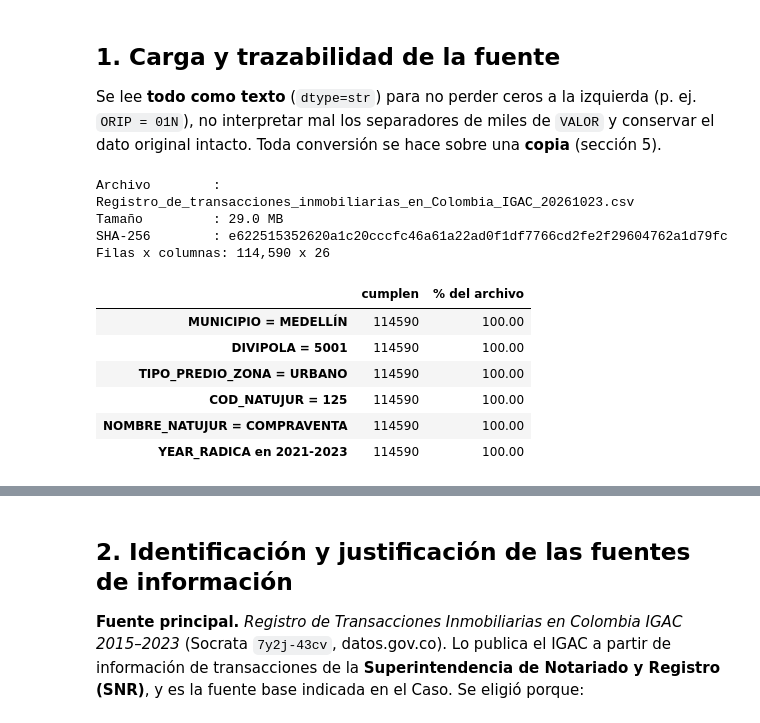
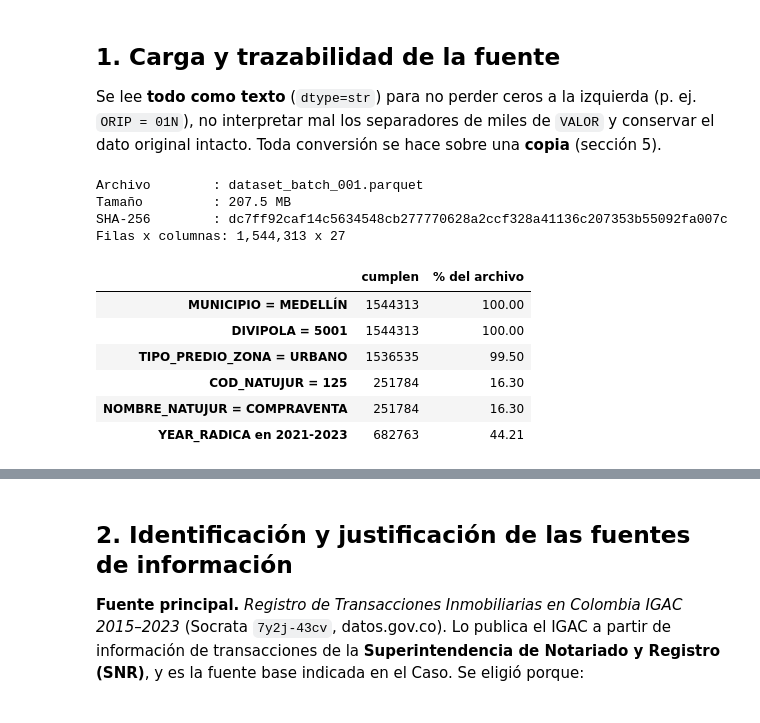
Before and after one commit to ovillamil94/Gestion_projectos_analytics, a Jupyter notebook: 03. Entregables - Diccionarios y guia de procesos - Guia2.ipynb, the cells around one changed output, grey strips where cells are left out. Cells and saved outputs as stored; diff of their text form; code cells hidden in the pictures.

```diff
--- a/03. Entregables - Diccionarios y guia de procesos - Guia2.ipynb
+++ b/03. Entregables - Diccionarios y guia de procesos - Guia2.ipynb
@@ -29,0 +46,19 @@ SALIDAS  = Path("salidas"); SALIDAS.mkdir(exist_ok=True)
+# %%
+# --------------------------------------------------
+# 2. FILE CONFIGURATION
+# --------------------------------------------------
+## APUNTAR A LA CARPETA DONDE ESTÁ EL PARQUET
+output_path = Path(
+    r"C:\Users\oscar\OneDrive - Universidad de los Andes\Posgrado\03. Gerencia de proyectos Analytics\data"
+)
+
+RUTA_PARQUET = output_path / "dataset_batch_001.parquet"
+
+SALIDAS = Path("salidas")
+SALIDAS.mkdir(exist_ok=True)
+
+# --------------------------------------------------
+# 3. LOAD PARQUET FILE
+# --------------------------------------------------
+
+raw = pd.read_parquet(RUTA_PARQUET)
@@ -29,0 +67,4 @@ SALIDAS  = Path("salidas"); SALIDAS.mkdir(exist_ok=True)
+# %%
+raw = raw[raw['municipio'] == 'MEDELLÍN']
+
+#raw = raw[raw['departamento'] == 'ANTIOQUIA']
@@ -31,37 +150,37 @@ SALIDAS  = Path("salidas"); SALIDAS.mkdir(exist_ok=True)
 ## 1. Carga y trazabilidad de la fuente
 Se lee **todo como texto** (`dtype=str`) para no perder ceros a la izquierda (p. ej. `ORIP = 01N`), no interpretar mal los separadores de miles de `VALOR` y conservar el dato original intacto. Toda conversión se hace sobre una **copia** (sección 5).
 # %%
-sha256 = hashlib.sha256(RUTA_CSV.read_bytes()).hexdigest()
-raw = pd.read_csv(RUTA_CSV, dtype=str, encoding="utf-8")
+sha256 = hashlib.sha256(RUTA_PARQUET.read_bytes()).hexdigest()
 
-print(f"Archivo        : {RUTA_CSV.name}")
-print(f"Tamaño         : {RUTA_CSV.stat().st_size/1e6:,.1f} MB")
+
+print(f"Archivo        : {RUTA_PARQUET.name}")
+print(f"Tamaño         : {RUTA_PARQUET.stat().st_size/1e6:,.1f} MB")
 print(f"SHA-256        : {sha256}")
 print(f"Filas x columnas: {raw.shape[0]:,} x {raw.shape[1]}")
 
 # Verificación de filtros de la extracción (según Guía 1)
 filtros = {
     "MUNICIPIO = MEDELLÍN":        (raw["MUNICIPIO"] == "MEDELLÍN"),
     "DIVIPOLA = 5001":             (raw["DIVIPOLA"] == "5001"),
     "TIPO_PREDIO_ZONA = URBANO":   (raw["TIPO_PREDIO_ZONA"] == "URBANO"),
     "COD_NATUJUR = 125":           (raw["COD_NATUJUR"] == "125"),
     "NOMBRE_NATUJUR = COMPRAVENTA":(raw["NOMBRE_NATUJUR"] == "COMPRAVENTA"),
     "YEAR_RADICA en 2021-2023":    raw["YEAR_RADICA"].isin(["2021", "2022", "2023"]),
 }
 pd.DataFrame({"cumplen": {k: int(v.sum()) for k, v in filtros.items()},
               "% del archivo": {k: v.mean()*100 for k, v in filtros.items()}})
 # %% [output]
-Archivo        : Registro_de_transacciones_inmobiliarias_en_Colombia_IGAC_20261023.csv
-Tamaño         : 29.0 MB
-SHA-256        : e622515352620a1c20cccfc46a61a22ad0f1df7766cd2fe2f29604762a1d79fc
-Filas x columnas: 114,590 x 26
+Archivo        : dataset_batch_001.parquet
+Tamaño         : 207.5 MB
+SHA-256        : dc7ff92caf14c5634548cb277770628a2ccf328a41136c207353b55092fa007c
+Filas x columnas: 1,544,313 x 27
 |  | cumplen | % del archivo |
-| MUNICIPIO = MEDELLÍN | 114590 | 100.00 |
-| DIVIPOLA = 5001 | 114590 | 100.00 |
-| TIPO_PREDIO_ZONA = URBANO | 114590 | 100.00 |
-| COD_NATUJUR = 125 | 114590 | 100.00 |
-| NOMBRE_NATUJUR = COMPRAVENTA | 114590 | 100.00 |
-| YEAR_RADICA en 2021-2023 | 114590 | 100.00 |
+| MUNICIPIO = MEDELLÍN | 1544313 | 100.00 |
+| DIVIPOLA = 5001 | 1544313 | 100.00 |
+| TIPO_PREDIO_ZONA = URBANO | 1536535 | 99.50 |
+| COD_NATUJUR = 125 | 251784 | 16.30 |
+| NOMBRE_NATUJUR = COMPRAVENTA | 251784 | 16.30 |
+| YEAR_RADICA en 2021-2023 | 682763 | 44.21 |
 # %%
 raw.head(5).T
 # %% [output]
```
Also changed, not shown: parts of 27 cells of this notebook, 2 other files.
